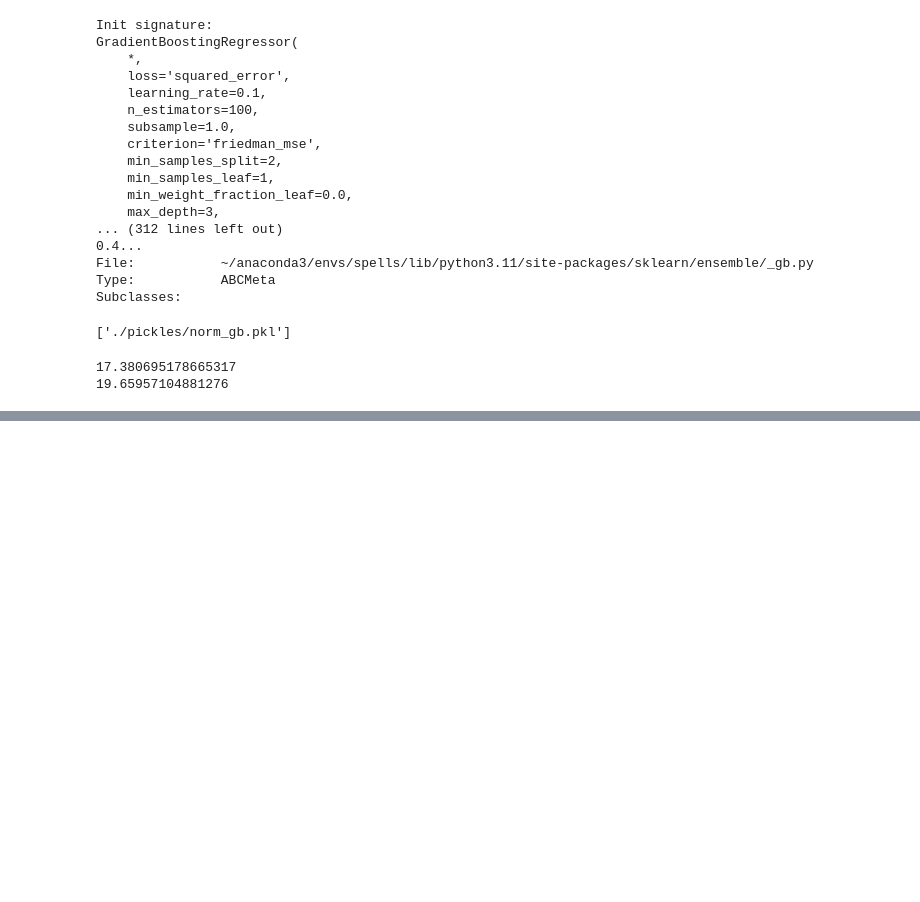
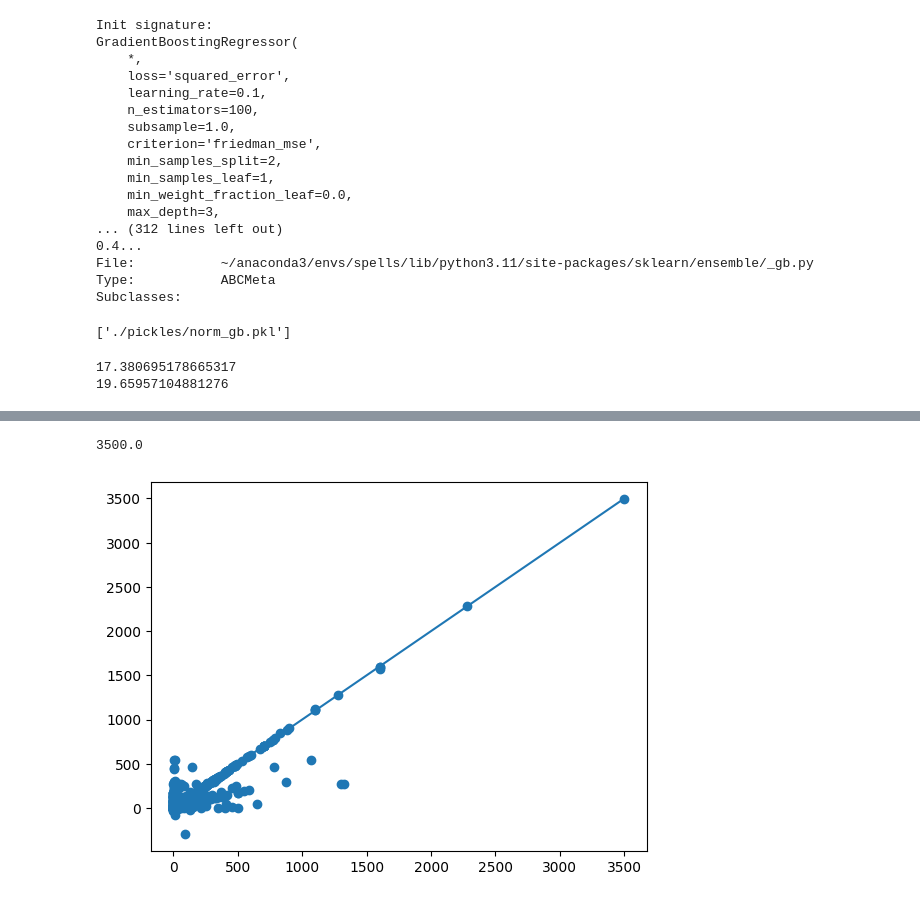
Before and after one commit to ParkedHampster/Spell-Trends, a Jupyter notebook: 3_Continued_Development.ipynb, the cells around one changed output, grey strips where cells are left out. Saved outputs shown, nothing was run; the diff lists cells and outputs as text; code cells hidden in the pictures; blank space fills up the shorter version.

```diff
--- a/3_Continued_Development.ipynb
+++ b/3_Continued_Development.ipynb
@@ -443,0 +452,8 @@ print(mean_squared_error(norm_gs.predict(
+# %%
+foil_diff = pd.DataFrame(
+    {
+        'true': train_foil['median_foil'].to_numpy(),
+        'preds':foil_gs.predict(train_foil.drop(columns=['median_foil','id']).to_numpy())
+    }
+)
+foil_diff['diff'] = abs(foil_diff['true'] - foil_diff['preds'])
@@ -443,0 +474,10 @@ print(mean_squared_error(norm_gs.predict(
+# %%
+fig,ax = plt.subplots()
+ax.scatter(foil_diff['true'],foil_diff['preds'])
+_mx = max(foil_diff['true'])
+print(_mx)
+ax.plot((0,_mx),(0,_mx))
+'';
+# %% [output]
+3500.0
+[figure, added]
```
Also changed, not shown: parts of 3 cells of this notebook.
